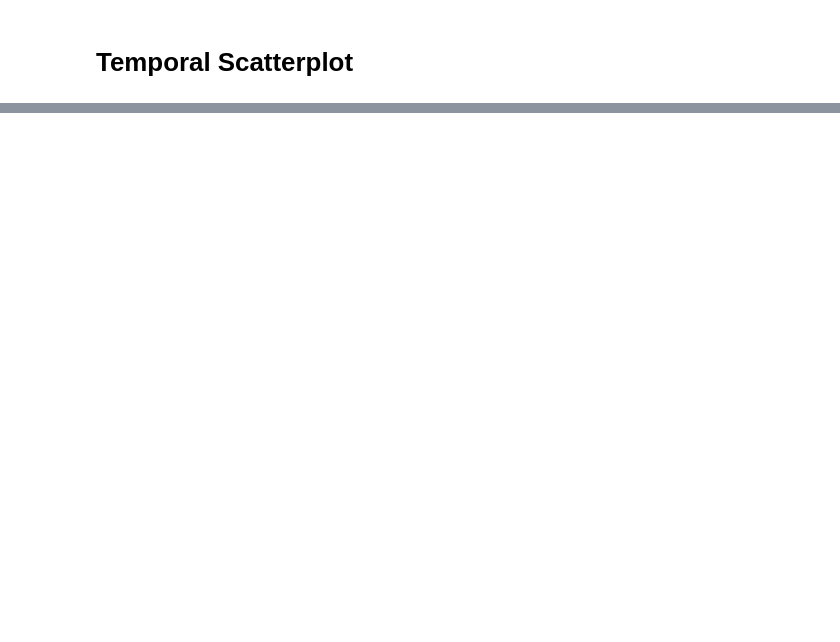
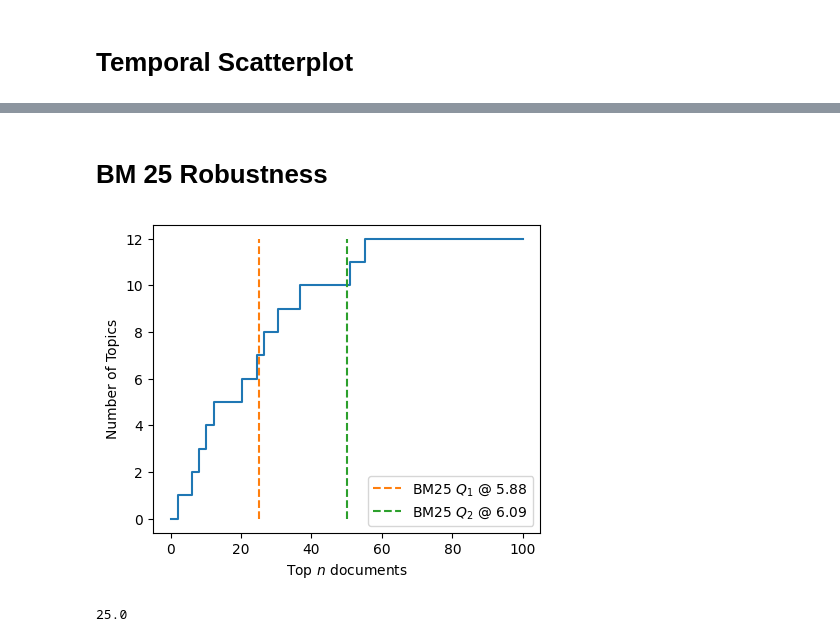
Before and after one commit to chbridges/search-result-clustering, a Jupyter notebook: faz_experiments.ipynb, the cells around one changed output, grey strips where cells are left out. Cells and saved outputs as stored; diff of their text form; code cells hidden in the pictures; blank space fills up the shorter version.

```diff
--- a/faz_experiments.ipynb
+++ b/faz_experiments.ipynb
@@ -200,0 +221,29 @@ Helfer mit Ebola-Virus infiziert
+# %% [markdown]
+# BM 25 Robustness
+# %%
+bm25_docs = [doc["_score"] for doc in docs]
+bm25_clusters = []
+for c in sorted(set(clusters)):
+    cluster = np.take(docs, np.where(clusters == c)[0])
+    bm25_clusters.append(max([doc["_score"] for doc in cluster]))
+
+qs = np.linspace(0, 1)
+counts = []
+
+for q in qs:
+    indices = (np.array(bm25_clusters) < np.quantile(bm25_docs, q)).nonzero()[0]
+    counts.append(len(indices))
+
+plt.figure(figsize=(5, 4))
+plt.step(qs[::-1] * len(docs), max(counts) - np.array(counts))
+plt.vlines(len(docs) / 4, 0, max(counts), color="C1", linestyle="dashed", label=f"BM25 $Q_1$ @ {np.quantile(bm25_docs, 0.25):.2f}")
+plt.vlines(len(docs) / 2, 0, max(counts), color="C2", linestyle="dashed", label=f"BM25 $Q_2$ @ {np.median(bm25_docs):.2f}")
+plt.xlabel("Top $n$ documents")
+plt.ylabel("Number of Topics")
+plt.legend(loc="lower right")
+plt.show()
+
+0.25 * len(docs)
+# %% [output]
+[figure, added]
+25.0
```
Also changed, not shown: parts of 11 cells of this notebook.
